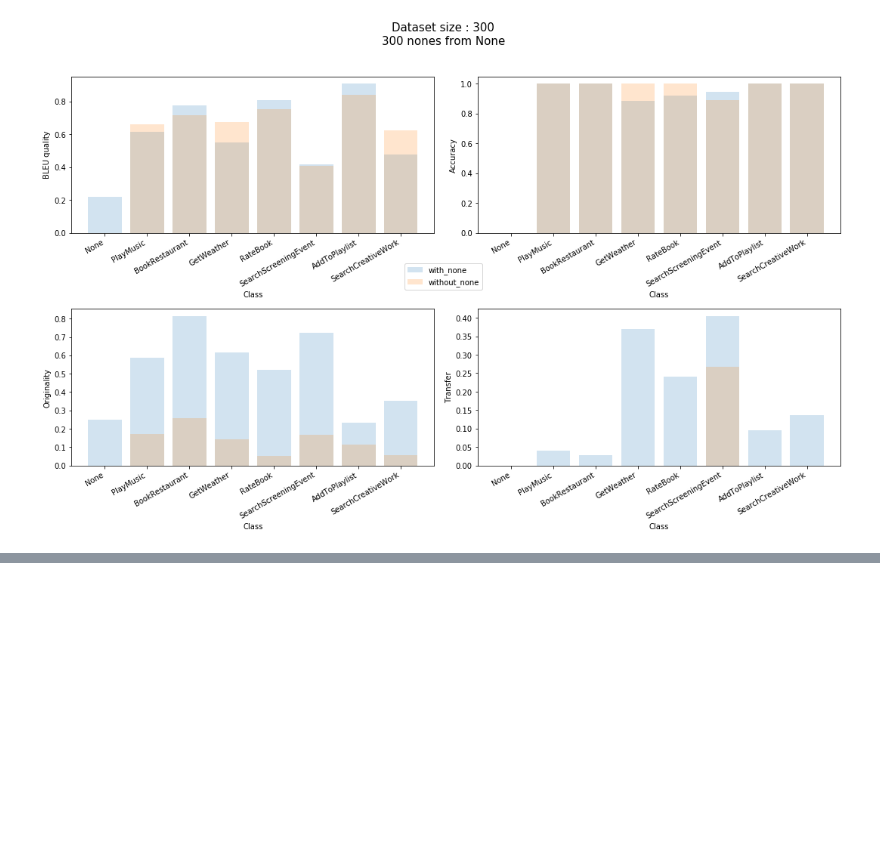
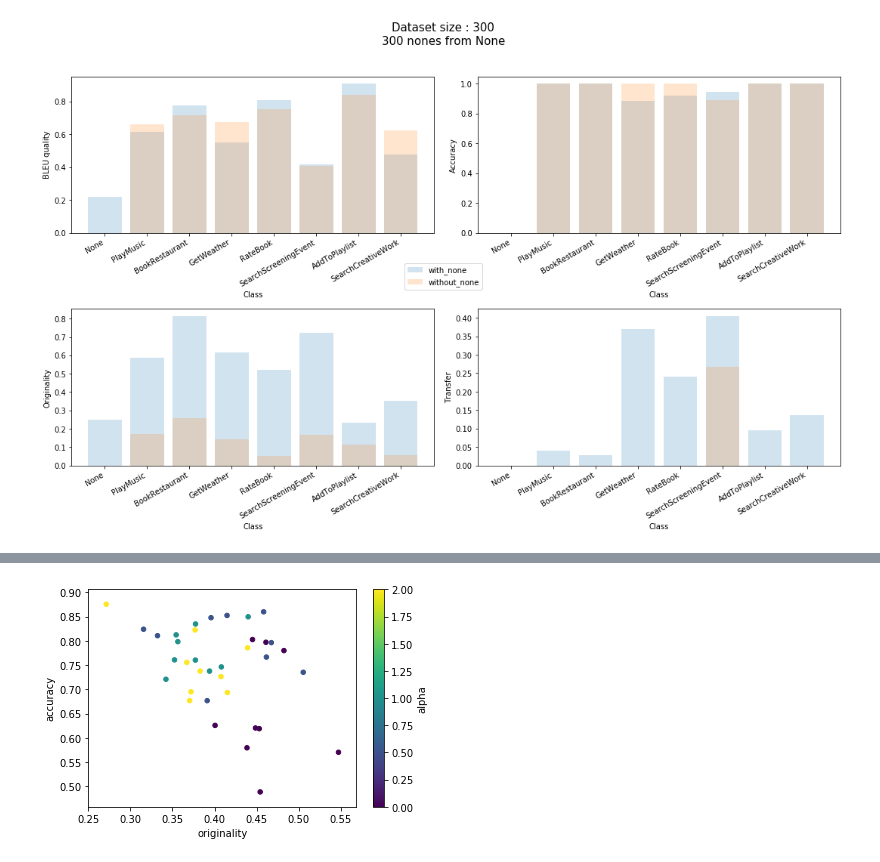
Before and after one commit to sonos/automatic-data-generation, a Jupyter notebook: automatic_data_generation/analysis.ipynb, the cells around one changed output, grey strips where cells are left out. Cells and saved outputs as stored; diff of their text form; code cells hidden in the pictures; blank space fills up the shorter version.

```diff
--- a/automatic_data_generation/analysis.ipynb
+++ b/automatic_data_generation/analysis.ipynb
@@ -787,0 +788,5 @@ fig.tight_layout(rect=[0, 0.03, 1, 0.9])
+# %%
+df.plot.scatter(x='originality', y='accuracy', c='alpha', style='o', colormap='viridis', sharex=False)
+plt.savefig(save_dir+'ori_vs_acc.png')
+# %% [output]
+[figure, added]
```
Also changed, not shown: parts of 11 cells of this notebook, 8 other files.
